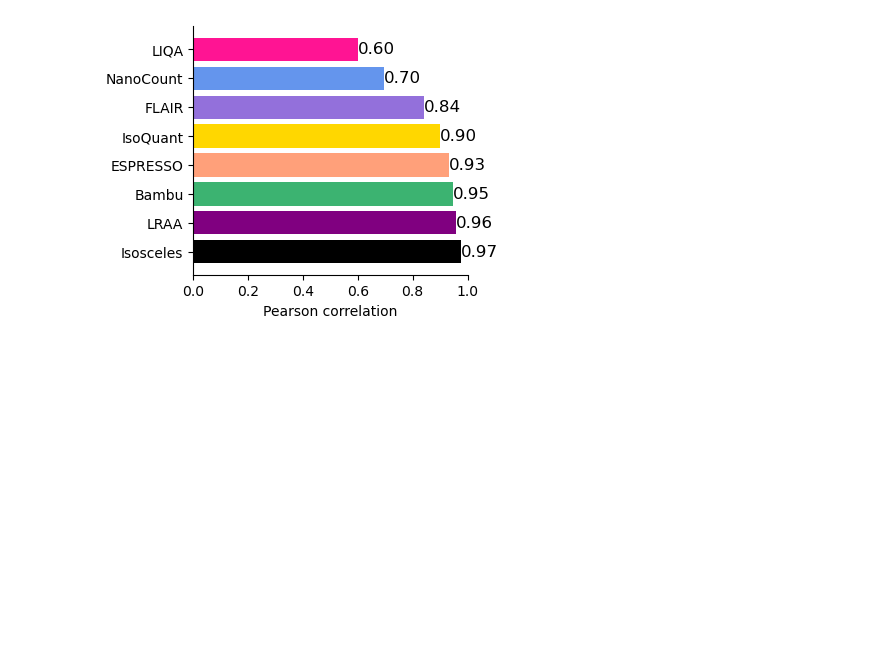
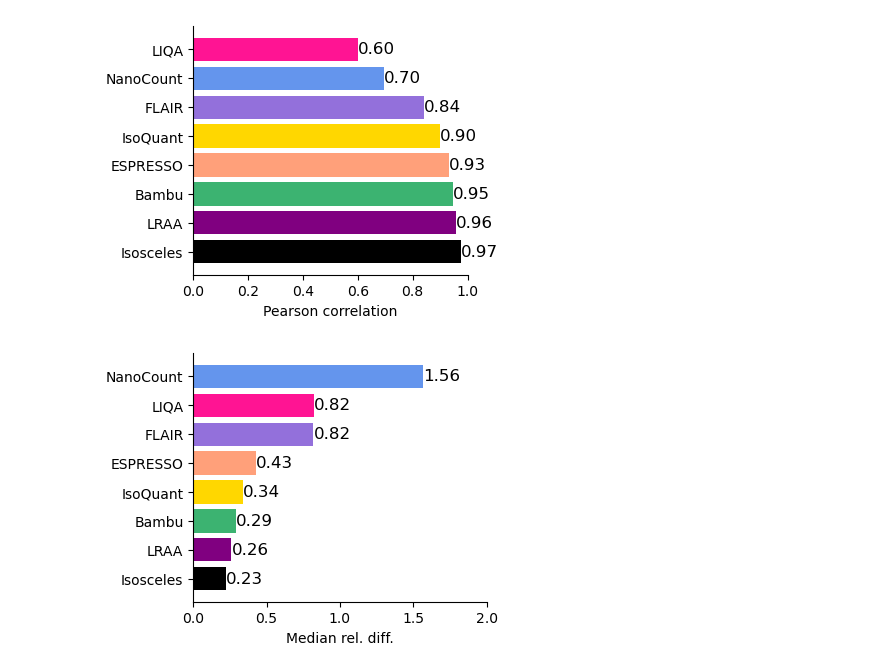
Before and after one commit to MethodsDev/Isosceles_Paper-Ext, a Jupyter notebook: reports/simulated_bulk_benchmarks-BJH-usePyLib-adj.ipynb, the cells around one changed output. Saved outputs shown, nothing was run; the diff lists cells and outputs as text; code cells hidden in the pictures; blank space fills up the shorter version.

```diff
--- a/reports/simulated_bulk_benchmarks-BJH-usePyLib-adj.ipynb
+++ b/reports/simulated_bulk_benchmarks-BJH-usePyLib-adj.ipynb
@@ -290,14 +290,18 @@ intron_df.merge(quants_df, how="inner", on="transcript_id").reset_index()
 26625 rows × 4 columns
 # %%
 # quants based on the full ref annot
+
+flair_trans_id_modifier_func = lambda x: x.split("_")[0]
+
 fileList = getFiles('{0}/{1}_quant/'.format(data_dir, sample_id), 'sample')
 fullQuantsDf_dict = {}
 for file in fileList:
     gtf, tsv = file[0], file[1]
     #annotatedDfList.append(countsWithIntronIds(gtf, tsv))
     progname = gtf.split("/")[-1].split(".")[0]
+    transcript_id_modifier_func = flair_trans_id_modifier_func if "flair" in progname else None
     print(progname, gtf, tsv)
-    fullQuantsDf_dict[progname] = indexDfByIntronId(parseGTFtoIntronIDsandQuants(gtf, tsv))
+    fullQuantsDf_dict[progname] = indexDfByIntronId(parseGTFtoIntronIDsandQuants(gtf, tsv, transcript_id_modifier_func))
 # %% [output]
 LRAA ../simulated_bulk_analysis/report_data/truncated_bulk_rnaseq_quant/LRAA.gtf ../simulated_bulk_analysis/report_data/truncated_bulk_rnaseq_quant/LRAA.tsv
 -processGtf( ../simulated_bulk_analysis/report_data/truncated_bulk_rnaseq_quant/LRAA.gtf )
@@ -407,3 +411,8 @@ cor_spearman_barplot(i_ref_df, fullQuantsDf_dict)
 cor_pearson_barplot(i_ref_df, fullQuantsDf_dict)
 # %% [output]
 [figure]
+# %%
+#rel_diff_barplot(refDf, annotatedDfList, 'mean')
+rel_diff_barplot(i_ref_df, fullQuantsDf_dict, 'median')
+# %% [output]
+[figure, added]
```
Also changed, not shown: parts of 9 cells of this notebook, 1 other file.
